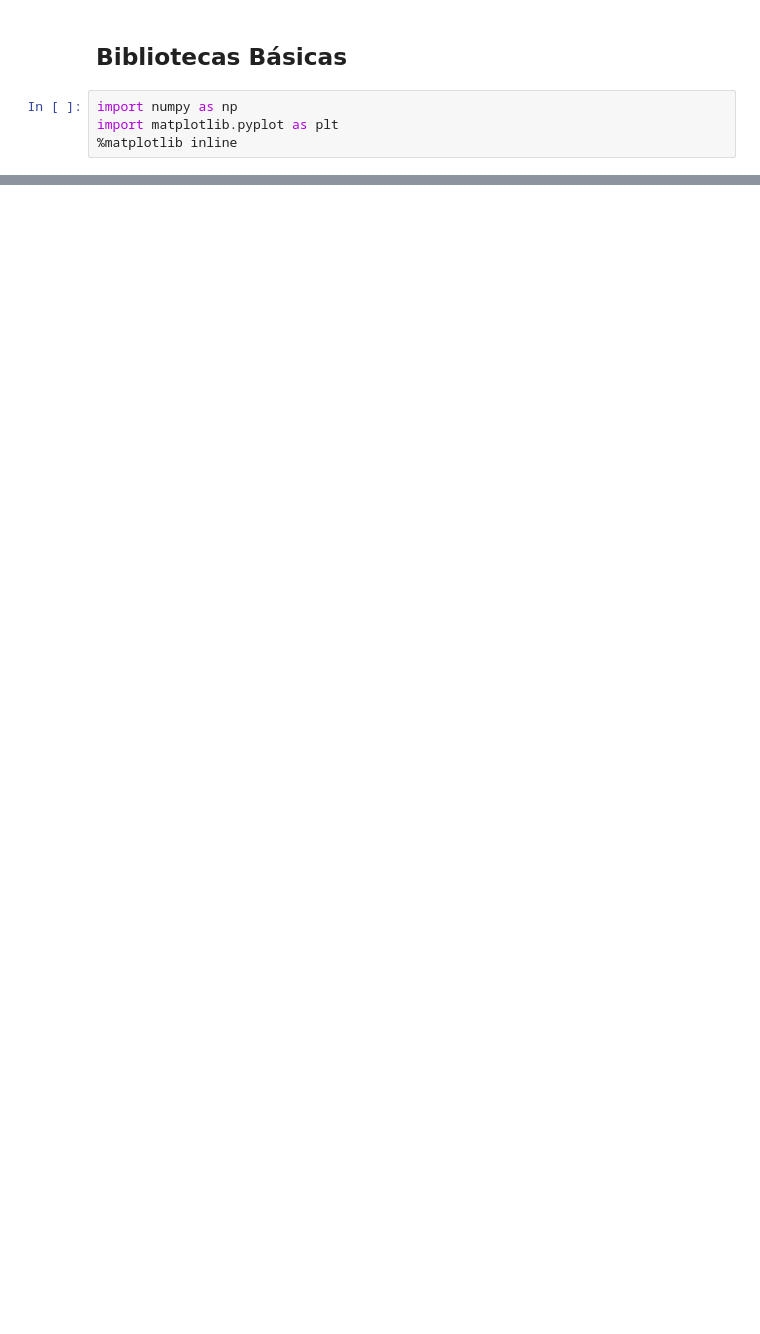
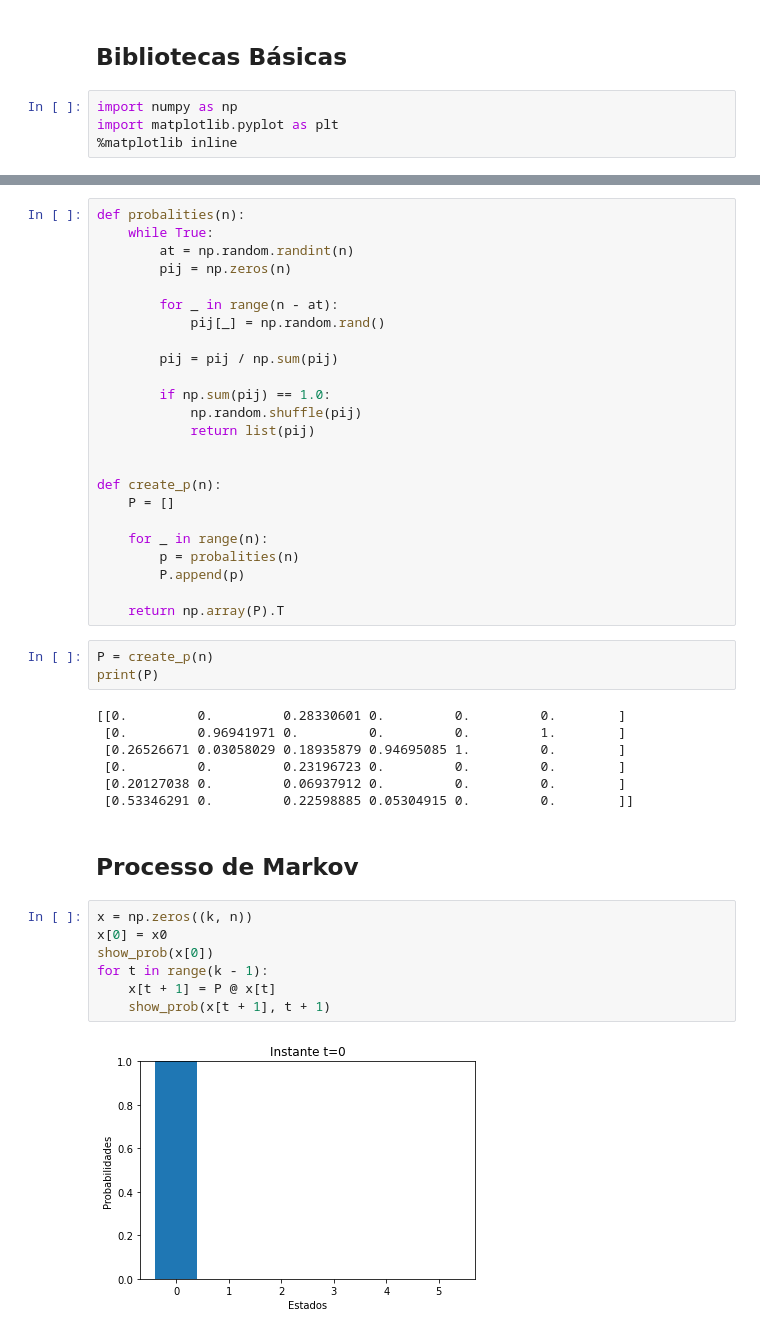
Before and after one commit to andresroliveira/Algorithms, a Jupyter notebook: MarkovChain.ipynb, the cells around one changed output, grey strips where cells are left out. Cells and saved outputs as stored; diff of their text form; blank space fills up the shorter version.

```diff
--- a/MarkovChain.ipynb
+++ b/MarkovChain.ipynb
@@ -64,0 +79,45 @@ plt.show()
+# %%
+def probalities(n):
+    while True:
+        at = np.random.randint(n)
+        pij = np.zeros(n)
+
+        for _ in range(n - at):
+            pij[_] = np.random.rand()
+
+        pij = pij / np.sum(pij)
+
+        if np.sum(pij) == 1.0:
+            np.random.shuffle(pij)
+            return list(pij)
+
+
+def create_p(n):
+    P = []
+
+    for _ in range(n):
+        p = probalities(n)
+        P.append(p)
+
+    return np.array(P).T
+# %%
+P = create_p(n)
+print(P)
+# %% [output]
+[[0.         0.         0.28330601 0.         0.         0.        ]
+ [0.         0.96941971 0.         0.         0.         1.        ]
+ [0.26526671 0.03058029 0.18935879 0.94695085 1.         0.        ]
+ [0.         0.         0.23196723 0.         0.         0.        ]
+ [0.20127038 0.         0.06937912 0.         0.         0.        ]
+ [0.53346291 0.         0.22598885 0.05304915 0.         0.        ]]
+# %% [markdown]
+## Processo de Markov
+# %%
+x = np.zeros((k, n))
+x[0] = x0
+show_prob(x[0])
+for t in range(k - 1):
+    x[t + 1] = P @ x[t]
+    show_prob(x[t + 1], t + 1)
+# %% [output]
+[figure, added]
```
Also changed, not shown: parts of 9 cells of this notebook.
